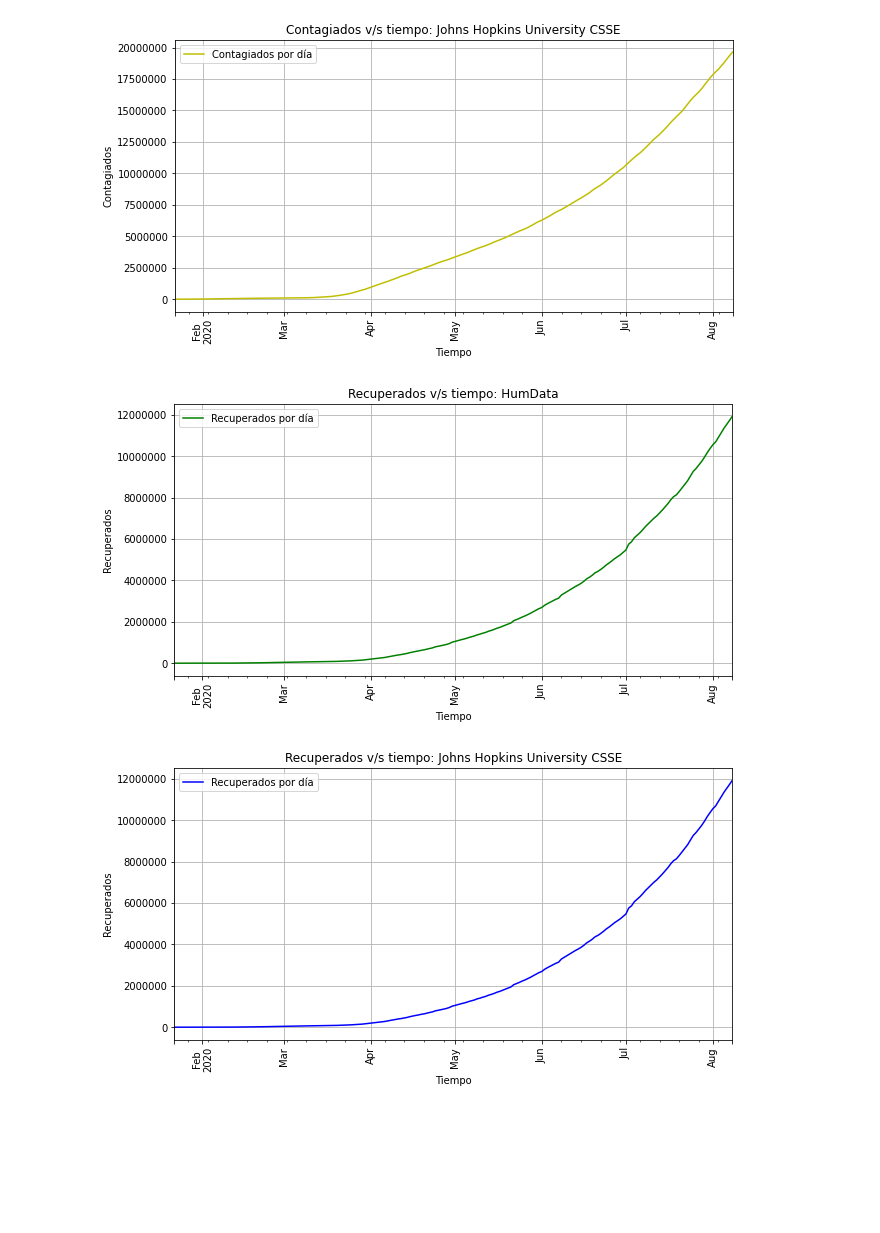
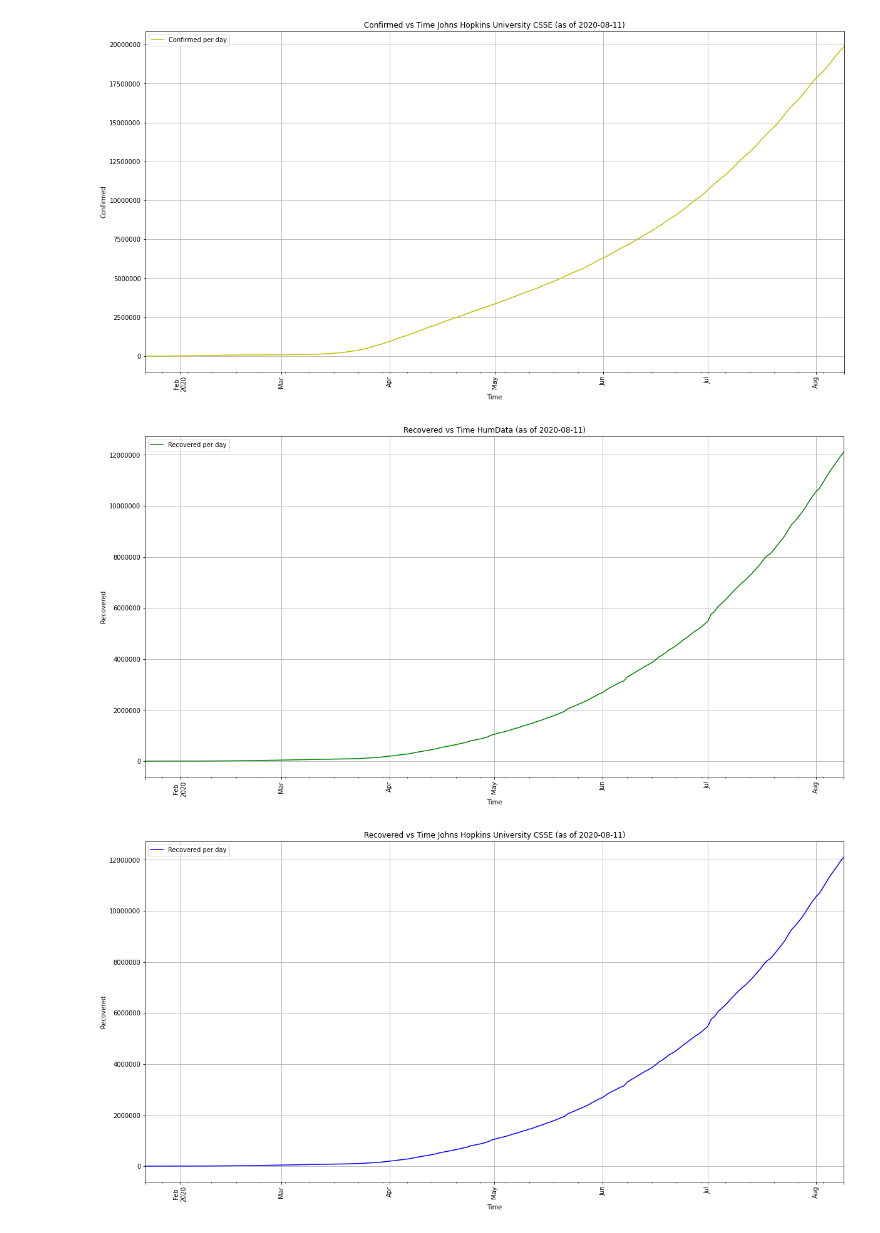
Before and after one commit to Tisks/Covid-Big-Data, a Jupyter notebook: Unified_VSTime_Global_Plots.ipynb, the cells around one changed output. Saved outputs shown, nothing was run; the diff lists cells and outputs as text; code cells hidden in the pictures; blank space fills up the shorter version.

```diff
--- a/Unified_VSTime_Global_Plots.ipynb
+++ b/Unified_VSTime_Global_Plots.ipynb
@@ -3,6 +3,7 @@
 # %%
 import pandas as pd
 import matplotlib.pyplot as plt
+import datetime
 
 def readAndPlot(data, x_label, y_label, title, legend, color):
   # data manipulation
@@ -13,16 +14,19 @@ def readAndPlot(data, x_label, y_label, title, legend, color):
   # plot
   f = plt.figure()
   plt.ticklabel_format(style = 'plain')
-  plt.title(title)
+  plt.title(title + ' (as of ' + str(datetime.datetime.now().date()) + ')' )
   plt.xlabel(xlabel=x_label)
   plt.ylabel(ylabel=y_label)
 
-  dataPlot = data.plot(figsize=(10,5), color=color, ax=f.gca())
+  dataPlot = data.plot(figsize=(20,10), color=color, ax=f.gca())
   dataPlot.legend([legend], loc='upper left')
   dataPlot.tick_params(axis='x', labelrotation=90)
 
   plt.grid(True)
   plt.show()
+
+  # name = title + '.png'
+  # dataPlot.get_figure().savefig(name)
 # %%
 # data download
 
@@ -47,19 +51,19 @@ readAndPlot(data=dfHum1, x_label='Tiempo', y_label='Contagiados', title='Contagi
 # %%
-# plot Contagiados v/s tiempo: Johns Hopkins University CSSE
+# plot Confirmed vs Time: Johns Hopkins University CSSE
 
-readAndPlot(data=dfHopkins1, x_label='Tiempo', y_label='Contagiados', title='Contagiados v/s tiempo: Johns Hopkins University CSSE', legend='Contagiados por día', color='y')
+readAndPlot(data=dfHopkins1, x_label='Time', y_label='Confirmed', title='Confirmed vs Time Johns Hopkins University CSSE', legend='Confirmed per day', color='y')
 # %% [output]
-[figure, old version]
+[figure, new version]
 # %%
-# plot Recuperados v/s tiempo: HumData
+# plot Recovered vs Time HumData
 
-readAndPlot(data=dfHum2, x_label='Tiempo', y_label='Recuperados', title='Recuperados v/s tiempo: HumData', legend='Recuperados por día', color='g')
+readAndPlot(data=dfHum2, x_label='Time', y_label='Recovered', title='Recovered vs Time HumData', legend='Recovered per day', color='g')
 # %% [output]
-[figure, old version]
+[figure, new version]
 # %%
-# plot Recuperados v/s tiempo: Johns Hopkins University CSSE
+# plot Recovered vs Time Johns Hopkins University CSSE
 
-readAndPlot(data=dfHopkins2, x_label='Tiempo', y_label='Recuperados', title='Recuperados v/s tiempo: Johns Hopkins University CSSE', legend='Recuperados por día', color='b')
+readAndPlot(data=dfHopkins2, x_label='Time', y_label='Recovered', title='Recovered vs Time Johns Hopkins University CSSE', legend='Recovered per day', color='b')
 # %% [output]
-[figure, old version]
+[figure, new version]
 # %%
```
Also changed, not shown: parts of 3 cells of this notebook.
